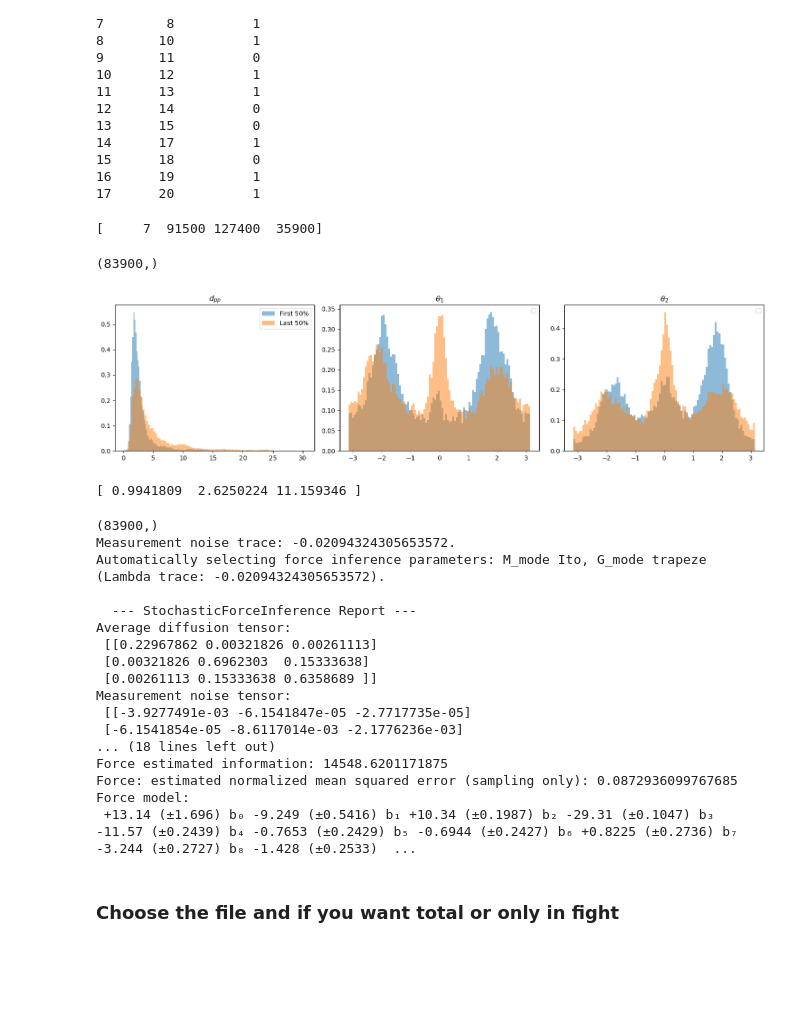
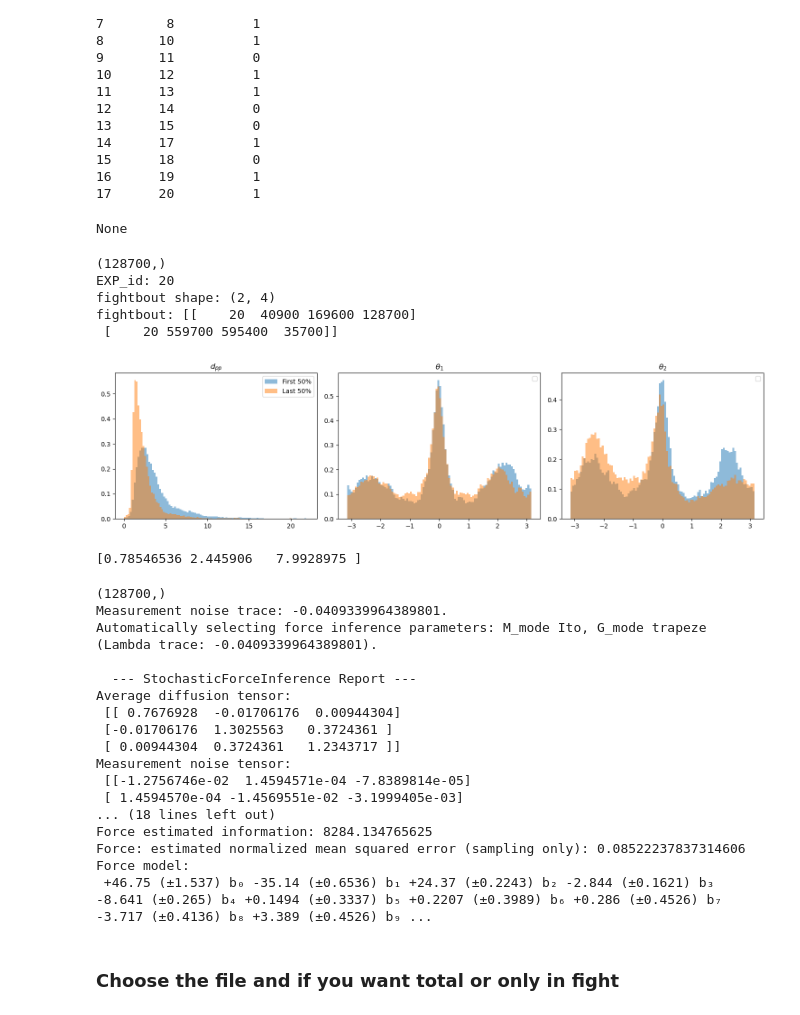
Before and after one commit to Marindevandijk/Thesis-clean, a Jupyter notebook: notebook_exploratory/01_overdamped_exploration.ipynb, the cells around one changed output. Cells and saved outputs as stored; diff of their text form; code cells hidden in the pictures; blank space fills up the shorter version.

Commit message:
changed files to fightbout 2 to rerun the experiments with text file

```diff
--- a/notebook_exploratory/01_overdamped_exploration.ipynb
+++ b/notebook_exploratory/01_overdamped_exploration.ipynb
@@ -40,7 +40,7 @@ def get_experimentID_fightbouts(path):
 
     return expIdx, fightbouts
 EXP_id , fightbout = get_experimentID_fightbouts( "/Users/marindevandijk/Documents/CLS 2025/Thesis/Coding/ZebraFish_project/Data/tracking_results/FishTank20200213_154940_tracking_results.h5")
-
+path =
 print(fightbout)
 # %% [output]
 [[     5 448500 559400 110900]]
@@ -97,7 +97,10 @@ def prepare_data(path,fightnumber = 0,infight =True):
         X_coordinates = X[fightbout[fightnumber,1]:fightbout[fightnumber,2],:,:,:]
     else:
         X_coordinates = X.copy()
-    return X_coordinates,fightbout[fightnumber]
+    if infight:
+        return X_coordinates, fightbout[fightnumber]
+    else:
+        return X_coordinates, None
 
 path = "/Users/marindevandijk/Documents/CLS 2025/Thesis/Coding/ZebraFish_project/Data/tracking_results/FishTank20200217_160052_tracking_results.h5"
 X_coordinates_3, fightbout = prepare_data(path,fightnumber = 0,infight =False)
@@ -119,7 +122,7 @@ def calculate_theta(fish0,fish1):
     psi_01 = wrap_pi(psi_01) # wrap interval from -pi to pi
     return psi_01
 # %% [output]
-[     7  91500 127400  35900]
+None
 # %%
 def js_score(real, sim, bins, range_):
     hist_real, bin_edges = np.histogram(real, bins=bins, range=range_)
@@ -272,11 +275,26 @@ def Run_Force_inference(X,time_idx,K,M,lam):
 #path  = "/Users/marindevandijk/Documents/CLS 2025/Thesis/Coding/ZebraFish_project/Data/tracking_results/FishTank20200327_154737_tracking_results.h5" #exp10
 #path = "/Users/marindevandijk/Documents/CLS 2025/Thesis/Coding/ZebraFish_project/Data/tracking_results/FishTank20200330_161100_tracking_results.h5" #exp 11
 #path = "/Users/marindevandijk/Documents/CLS 2025/Thesis/Coding/ZebraFish_project/Data/tracking_results/FishTank20200331_162136_tracking_results.h5" #exp12
-path = "/Users/marindevandijk/Documents/CLS 2025/Thesis/Coding/ZebraFish_project/Data/tracking_results/FishTank20200520_152810_tracking_results.h5"
+#path = "/Users/marindevandijk/Documents/CLS 2025/Thesis/Coding/ZebraFish_project/Data/tracking_results/FishTank20200520_152810_tracking_results.h5" #exp13
+#path = "/Users/marindevandijk/Documents/CLS 2025/Thesis/Coding/ZebraFish_project/Data/tracking_results/FishTank20200521_154541_tracking_results.h5" #exp14
+#path = "/Users/marindevandijk/Documents/CLS 2025/Thesis/Coding/ZebraFish_project/Data/tracking_results/FishTank20200525_161602_tracking_results.h5" #exp 15
+#path = "/Users/marindevandijk/Documents/CLS 2025/Thesis/Coding/ZebraFish_project/Data/tracking_results/FishTank20200526_160100_tracking_results.h5" # exp 16 says it has no fighbout
+
+
+
+#path = "/Users/marindevandijk/Documents/CLS 2025/Thesis/Coding/ZebraFish_project/Data/tracking_results/FishTank20200526_160100_tracking_results.h5" #exp16
+#path = "/Users/marindevandijk/Documents/CLS 2025/Thesis/Coding/ZebraFish_project/Data/tracking_results/FishTank20200527_152401_tracking_results.h5" #exp17
+#path = "/Users/marindevandijk/Documents/CLS 2025/Thesis/Coding/ZebraFish_project/Data/tracking_results/FishTank20200824_151740_tracking_results.h5" #exp18
+#path = "/Users/marindevandijk/Documents/CLS 2025/Thesis/Coding/ZebraFish_project/Data/tracking_results/FishTank20200828_155504_tracking_results.h5" #exp 19
+path = "/Users/marindevandijk/Documents/CLS 2025/Thesis/Coding/ZebraFish_project/Data/tracking_results/FishTank20200902_160124_tracking_results.h5" #exp 20
 X_coordinates, fightbout = prepare_data(path,0,True)
 dpp,theta1,theta2 = calculate_variables(X_coordinates[:,:,:,:])
 print(dpp.shape)
+EXP_id, fightbout = get_experimentID_fightbouts(path)
 
+print("EXP_id:", EXP_id)
+print("fightbout shape:", fightbout.shape)
+print("fightbout:", fightbout)
 ig, axs = plt.subplots(1, 3, figsize=(15,4))
 d_pp_c, theta_i_c, theta_j_c = clean_data(dpp, theta1, theta2)
 N = len(d_pp_c)
@@ -297,37 +315,41 @@ axs[0].hist(dpp_15, bins=100, alpha=0.5,density = True, label='Last 50%')
 
 axs[0].set_title(r'$d_{pp}$')
 axs[0].legend()
 
 # Theta 1
 axs[1].hist(thetai_85, bins=100, alpha=0.5,density = True)
 axs[1].hist(thetai_15, bins=100, alpha=0.5, density = True)
 
 #axs[1].hist(thetai_15, bins=80, alpha=0.5, density = True,label='last 15%')
 
 axs[1].set_title(r"$\theta_1$")
 axs[1].legend()
 # Theta 2
 axs[2].hist(thetaj_85, bins=100, alpha=0.5, density = True)
 axs[2].hist(thetaj_15, bins=100, alpha=0.5,density = True)
 
 #axs[2].hist(thetaj_15, bins=80, alpha=0.5,density = True, label='last 15%')
 
 axs[2].set_title(r"$\theta_2$")
 axs[2].legend()
 
 plt.tight_layout()
 save_path = "Exploratory_Figures"
 os.makedirs(save_path, exist_ok=True)
-#plt.savefig(f"{save_path}/Real_distributions/exp12_fight1.png", dpi=300)
+#plt.savefig(f"{save_path}/Real_distributions/exp19_fight1.png", dpi=300)
 plt.show()
 
 q1, q60, q98 = np.percentile(d_pp_c, [1, 50, 95])
 lam_common = jnp.array([q1, q60, q98])
 print(lam_common)
 # %% [output]
-(83900,)
+(128700,)
+EXP_id: 20
+fightbout shape: (2, 4)
+fightbout: [[    20  40900 169600 128700]
+ [    20 559700 595400  35700]]
-[figure, old version]
+[figure, new version]
-[ 0.9941809  2.6250224 11.159346 ]
+[0.78546536 2.445906   7.9928975 ]
 # %%
 #path = "/Users/marindevandijk/Documents/CLS 2025/Thesis/Coding/ZebraFish_project/Data/tracking_results/FishTank20200525_161602_tracking_results.h5"
 #d_pp,theta_i,theta_j = calculate_variables(prepare_data(path,True))
@@ -364,23 +386,23 @@ S_last_exp18, descriptor = Run_Force_inference(X_last, t_last,K=3, M=4,lam=lam_c
 #X, time_idx,_,_ = Build_segmented_data(d_pp, theta_i, theta_j)
 #S_half, descriptor = Run_Force_inference(X,time_idx, K=2, M=3)
 # %% [output]
-(83900,)
-Measurement noise trace: -0.02094324305653572.
-Automatically selecting force inference parameters: M_mode Ito, G_mode trapeze (Lambda trace: -0.02094324305653572).
+(128700,)
+Measurement noise trace: -0.0409339964389801.
+Automatically selecting force inference parameters: M_mode Ito, G_mode trapeze (Lambda trace: -0.0409339964389801).
 
   --- StochasticForceInference Report ---
 Average diffusion tensor:
- [[0.22967862 0.00321826 0.00261113]
- [0.00321826 0.6962303  0.15333638]
- [0.00261113 0.15333638 0.6358689 ]]
+ [[ 0.7676928  -0.01706176  0.00944304]
+ [-0.01706176  1.3025563   0.3724361 ]
+ [ 0.00944304  0.3724361   1.2343717 ]]
 Measurement noise tensor:
- [[-3.9277491e-03 -6.1541847e-05 -2.7717735e-05]
- [-6.1541854e-05 -8.6117014e-03 -2.1776236e-03]
+ [[-1.2756746e-02  1.4594571e-04 -7.8389814e-05]
+ [ 1.4594570e-04 -1.4569551e-02 -3.1999405e-03]
 ... (18 lines left out)
-Force estimated information: 14548.6201171875
-Force: estimated normalized mean squared error (sampling only): 0.0872936099767685
+Force estimated information: 8284.134765625
+Force: estimated normalized mean squared error (sampling only): 0.08522237837314606
 Force model:
- +13.14 (±1.696) b₀ -9.249 (±0.5416) b₁ +10.34 (±0.1987) b₂ -29.31 (±0.1047) b₃ -11.57 (±0.2439) b₄ -0.7653 (±0.2429) b₅ -0.6944 (±0.2427) b₆ +0.8225 (±0.2736) b₇ -3.244 (±0.2727) b₈ -1.428 (±0.2533)  ...
+ +46.75 (±1.537) b₀ -35.14 (±0.6536) b₁ +24.37 (±0.2243) b₂ -2.844 (±0.1621) b₃ -8.641 (±0.265) b₄ +0.1494 (±0.3337) b₅ +0.2207 (±0.3989) b₆ +0.286 (±0.4526) b₇ -3.717 (±0.4136) b₈ +3.389 (±0.4526) b₉ ...
 # %% [markdown]
 ### Choose the file and if you want total or only in fight
 # %%
```
Also changed, not shown: parts of 3 cells of this notebook, 16 other files.
